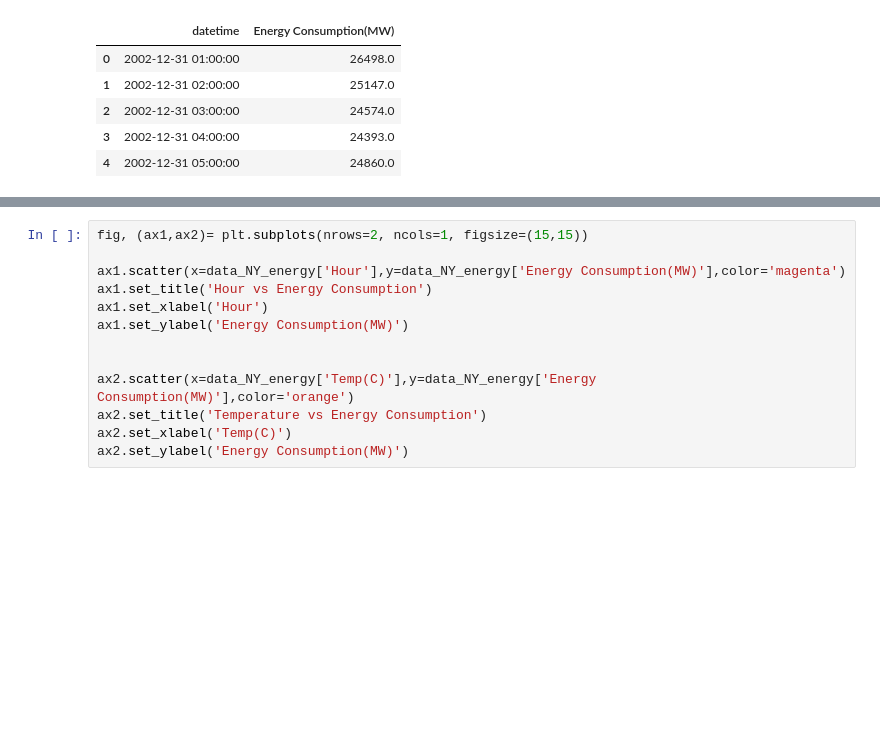
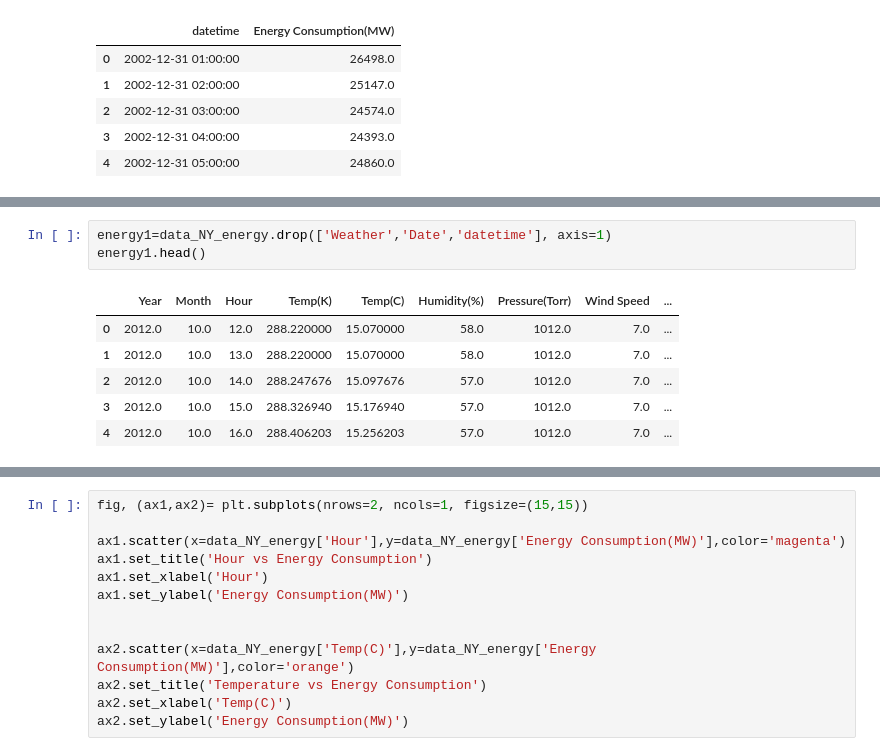
Before and after one commit to AmitChoudhary1392/Project-1_Team6, a Jupyter notebook: Raw Data/Historical weather data/Weather_Data_Starter.ipynb, the cells around one changed output, grey strips where cells are left out. Cells and saved outputs as stored; diff of their text form; blank space fills up the shorter version.

```diff
--- a/Raw Data/Historical weather data/Weather_Data_Starter.ipynb
+++ b/Raw Data/Historical weather data/Weather_Data_Starter.ipynb
@@ -469 +470,11 @@ data_NY_energy.corr()
+# %%
+energy1=data_NY_energy.drop(['Weather','Date','datetime'], axis=1)
+energy1.head()
+# %% [output]
+|  | Year | Month | Hour | Temp(K) | Temp(C) | Humidity(%) | Pressure(Torr) | Wind Speed | ... |
+| 0 | 2012.0 | 10.0 | 12.0 | 288.220000 | 15.070000 | 58.0 | 1012.0 | 7.0 | ... |
+| 1 | 2012.0 | 10.0 | 13.0 | 288.220000 | 15.070000 | 58.0 | 1012.0 | 7.0 | ... |
+| 2 | 2012.0 | 10.0 | 14.0 | 288.247676 | 15.097676 | 57.0 | 1012.0 | 7.0 | ... |
+| 3 | 2012.0 | 10.0 | 15.0 | 288.326940 | 15.176940 | 57.0 | 1012.0 | 7.0 | ... |
+| 4 | 2012.0 | 10.0 | 16.0 | 288.406203 | 15.256203 | 57.0 | 1012.0 | 7.0 | ... |
 # %%
```
Also changed, not shown: parts of 4 cells of this notebook.
